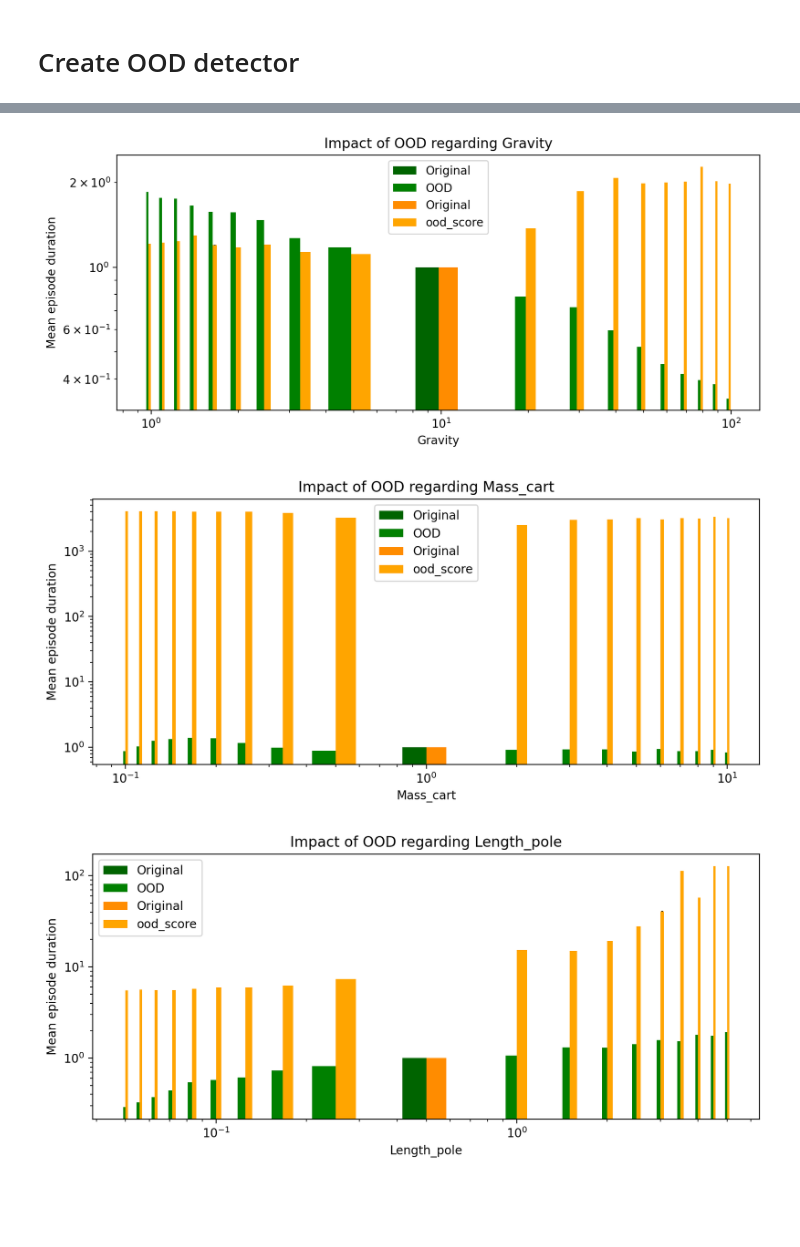
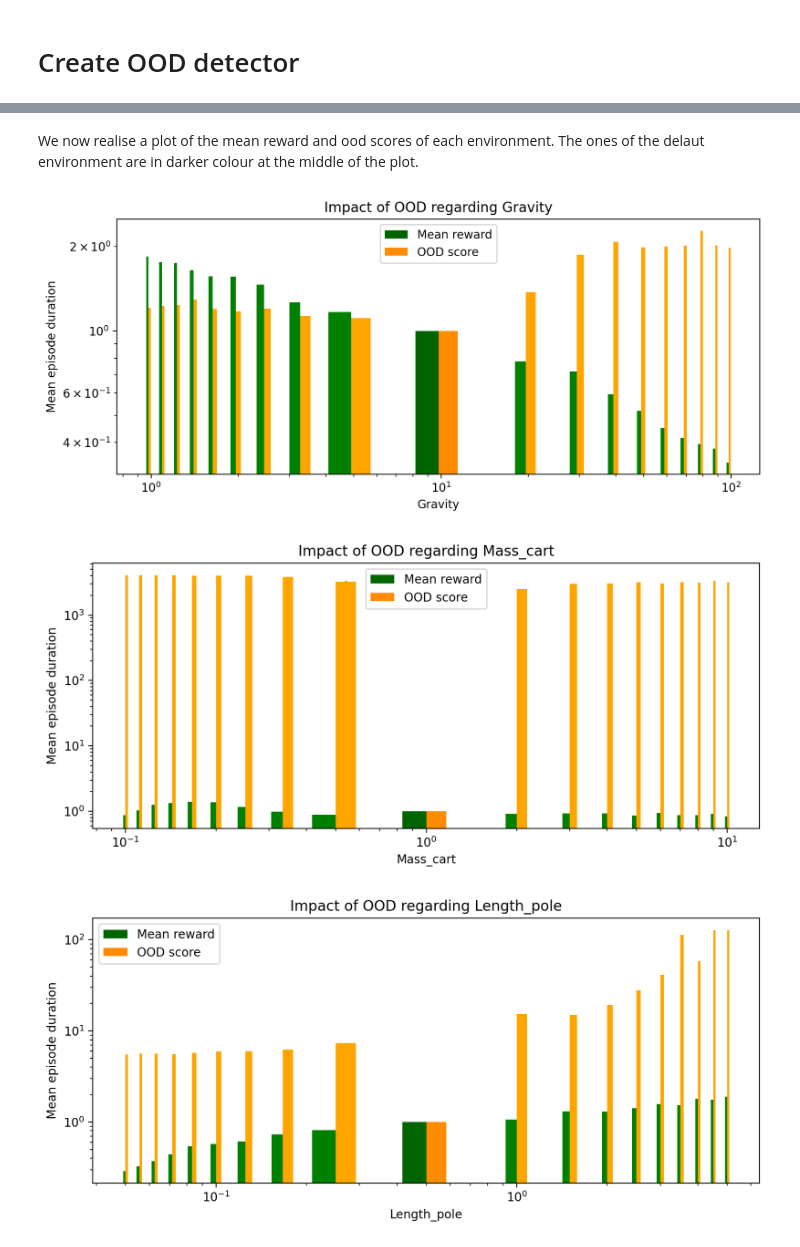
Before and after one commit to ArnaudGardille/RL-OOD-detection, a Jupyter notebook: RL_OOD_detection.ipynb, the cells around one changed output, grey strips where cells are left out. Saved outputs shown, nothing was run; the diff lists cells and outputs as text; code cells hidden in the pictures; blank space fills up the shorter version.

```diff
--- a/RL_OOD_detection.ipynb
+++ b/RL_OOD_detection.ipynb
@@ -238,5 +139,0 @@ ood_detector = MartingaleOODDetector(env, verbose=False)
-# %%
-default_values, values = get_cartpole_values()
-ood_config = get_ood_configs(default_values, values)[-1]
-ood_env = instanciate_cartpole(ood_config)
-ood_config
@@ -332,42 +192,33 @@ std_ood_scores
+# %% [markdown]
+We now realise a plot of the mean reward and ood scores of each environment. The ones of the delaut environment are in darker colour at the middle of the plot.
 # %%
 from turtle import color
 
 
 for key in tqdm(results):
     fig, ax = plt.subplots(figsize=(10, 4), dpi=200)
     ax.set_xscale('log')
     ax.set_yscale('log')
 
     labels = copy(values[key])
     labels.append(default_values[key])
     labels = sorted(labels)
 
     width = np.array(labels[1:]) - np.array(labels[:-1])
     width /= 6
-    #print(width, np.array([width[-1]]))
-    #width = np.concatenate((width, np.array([width[-1]])))/ 5
-    #print(width)
 
-    ax.bar(default_values[key]- width/2, 1.0, width=width, label='Original', color='darkgreen')
-    ax.bar(values[key]- width/2, results[key]/original_result, width=width, label='OOD', color='green')
+    ax.bar(default_values[key]- width/2, 1.0, width=width, label='Mean reward', color='darkgreen')
+    ax.bar(values[key]- width/2, results[key]/original_result, width=width,  color='green')
 
-    #ax.bar(default_values[key]- width/2, original_result, yerr=original_std_result, width=width, label='Original')
-    #ax.bar(default_values[key]- width/2, in_distrib_score, width=width, label='Original ood_score')
-
-    #ax.bar(values[key]- width/2, results[key], yerr=std_results[key], width=width, label='OOD')
-    ax.bar(default_values[key]+width/2, 1.0, width=width, label='Original', color='darkorange')
-    ax.bar(values[key]+ width/2, mean_ood_scores[key]/in_distrib_score, width=width, label='ood_score', color='orange', yerr=std_ood_scores[key])
+    ax.bar(default_values[key]+width/2, 1.0, width=width, label='OOD score', color='darkorange')
+    ax.bar(values[key]+ width/2, mean_ood_scores[key]/in_distrib_score, width=width, color='orange', yerr=std_ood_scores[key])
 
     ax.set_xlabel(key)
     ax.set_ylabel('Mean episode duration')
     ax.set_title('Impact of OOD regarding '+key)
-    ax.legend()
-    """
-    ax.bar(str(default_values[key]), original_result, width=width)
-    labels = [str(x) for x in values[key]]
-    ax.bar(labels, results[key], width=width)
-    """
+
+    plt.legend() #prop={'size': 'medium'}, ncol=2)
 # %% [output]
-[figure, old version]
+[figure, new version]
-[figure, old version]
+[figure, new version]
-[figure, old version]
+[figure, new version]
```
Also changed, not shown: parts of 59 cells of this notebook, 1 other file.
